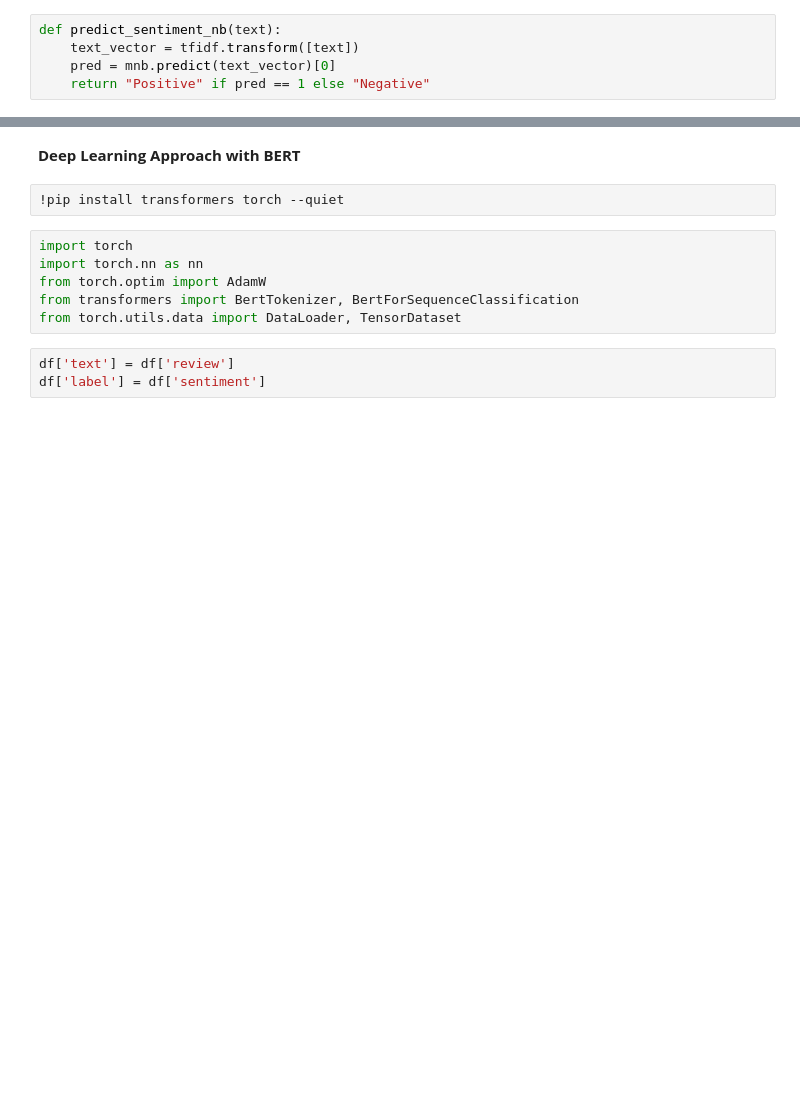
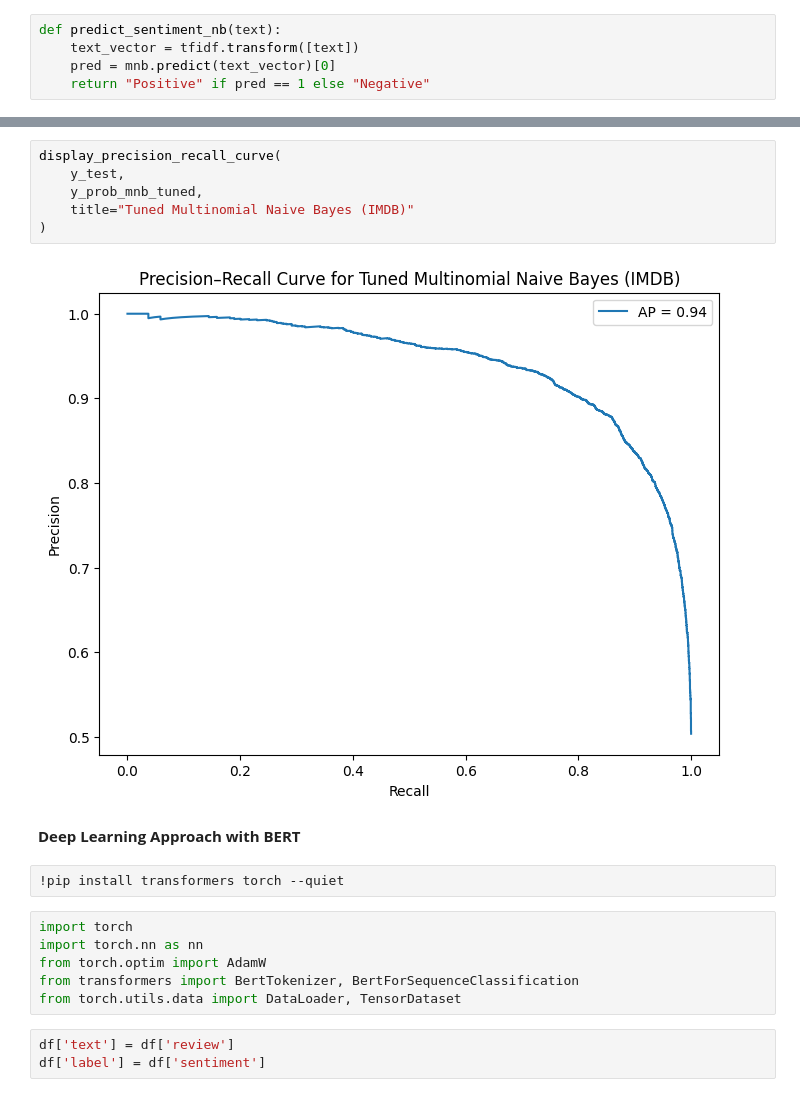
Before and after one commit to Santosh-87/IMDB_Movie_Sentiment_Analysis, a Jupyter notebook: IMDB_Movie_Sentiment_Analysis.ipynb, the cells around one changed output, grey strips where cells are left out. Cells and saved outputs as stored; diff of their text form; blank space fills up the shorter version.

```diff
--- a/IMDB_Movie_Sentiment_Analysis.ipynb
+++ b/IMDB_Movie_Sentiment_Analysis.ipynb
@@ -522,3 +617,11 @@ Negative
+# %%
+display_precision_recall_curve(
+    y_test,
+    y_prob_mnb_tuned,
+    title="Tuned Multinomial Naive Bayes (IMDB)"
+)
+# %% [output]
+[figure, added]
 # %% [markdown]
 **Deep Learning Approach with BERT**
 # %%
```
Also changed, not shown: parts of 25 cells of this notebook.
